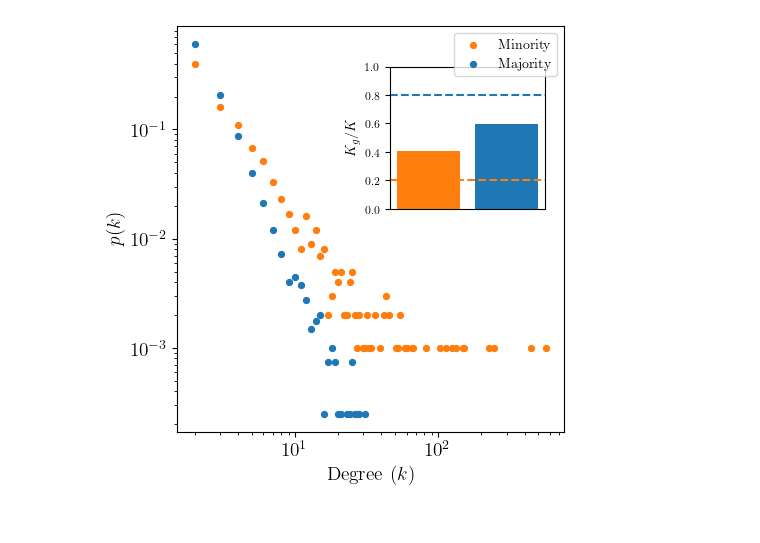
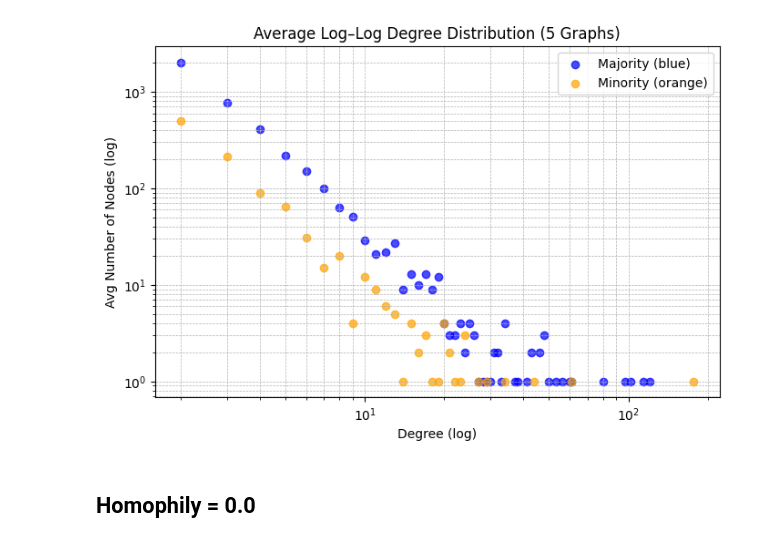
Before and after one commit to YolandaBa/homophilic_networks, a Jupyter notebook: degree_dis.ipynb, the cells around one changed output. Cells and saved outputs as stored; diff of their text form; code cells hidden in the pictures.

Commit message:
update plot for degree distribution

```diff
--- a/degree_dis.ipynb
+++ b/degree_dis.ipynb
@@ -87,0 +45,40 @@ def plot_degree_distribution_by_group(N, m, minority_fraction, homophily):
+# %%
+
+from collections import Counter, defaultdict
+def get_degree_counts(G):
+    degrees = dict(G.degree())
+    red_degrees = [degrees[n] for n in G.nodes if G.nodes[n]['color'] == 'red']
+    blue_degrees = [degrees[n] for n in G.nodes if G.nodes[n]['color'] == 'blue']
+    return Counter(red_degrees), Counter(blue_degrees)
+
+def average_degree_distributions(graphs):
+    red_totals = defaultdict(list)
+    blue_totals = defaultdict(list)
+
+    for G in graphs:
+        red_dist, blue_dist = get_degree_counts(G)
+
+        for deg, count in red_dist.items():
+            red_totals[deg].append(count)
+
+        for deg, count in blue_dist.items():
+            blue_totals[deg].append(count)
+
+    # Average the counts
+    avg_red = {deg: np.mean(counts) for deg, counts in red_totals.items()}
+    avg_blue = {deg: np.mean(counts) for deg, counts in blue_totals.items()}
+
+    return avg_red, avg_blue
+
+def plot_avg_distribution(avg_red, avg_blue):
+    plt.figure(figsize=(8, 5))
+    plt.scatter(*zip(*sorted(blue_dist.items())), label='Majority (blue)', color='blue', alpha=0.7)
+    plt.scatter(*zip(*sorted(red_dist.items())), label='Minority (orange)', color='orange', alpha=0.7)
+    plt.xlabel("Degree (log)")
+    plt.ylabel("Avg Number of Nodes (log)")
+    plt.xscale("log")
+    plt.yscale("log")
+    plt.title("Average Log–Log Degree Distribution (5 Graphs)")
+    plt.legend()
+    plt.grid(True, which="both", linestyle="--", linewidth=0.5)
+    plt.show()
@@ -88,4 +173,13 @@ def plot_degree_distribution_by_group(N, m, minority_fraction, homophily):
+# %%
+avg_red, avg_blue = average_degree_distributions(graphs)
+plot_avg_distribution(avg_red, avg_blue)
+# %% [output]
+[figure, added]
+# %% [markdown]
+## Homophily = 0.0
 # %%
-plot_degree_distribution_by_group(N=5000, m=2, minority_fraction=0.2, homophily=0.2)
+graphs = []
+
+for seed in range(5):
+    G = homophilic_ba_graph(N=5000, m=2, minority_fraction=0.2, homophily=0.0, seed=seed)
+    graphs.append(G)
-# %% [output]
-[figure, removed]
```
Also changed, not shown: parts of 30 cells of this notebook.
